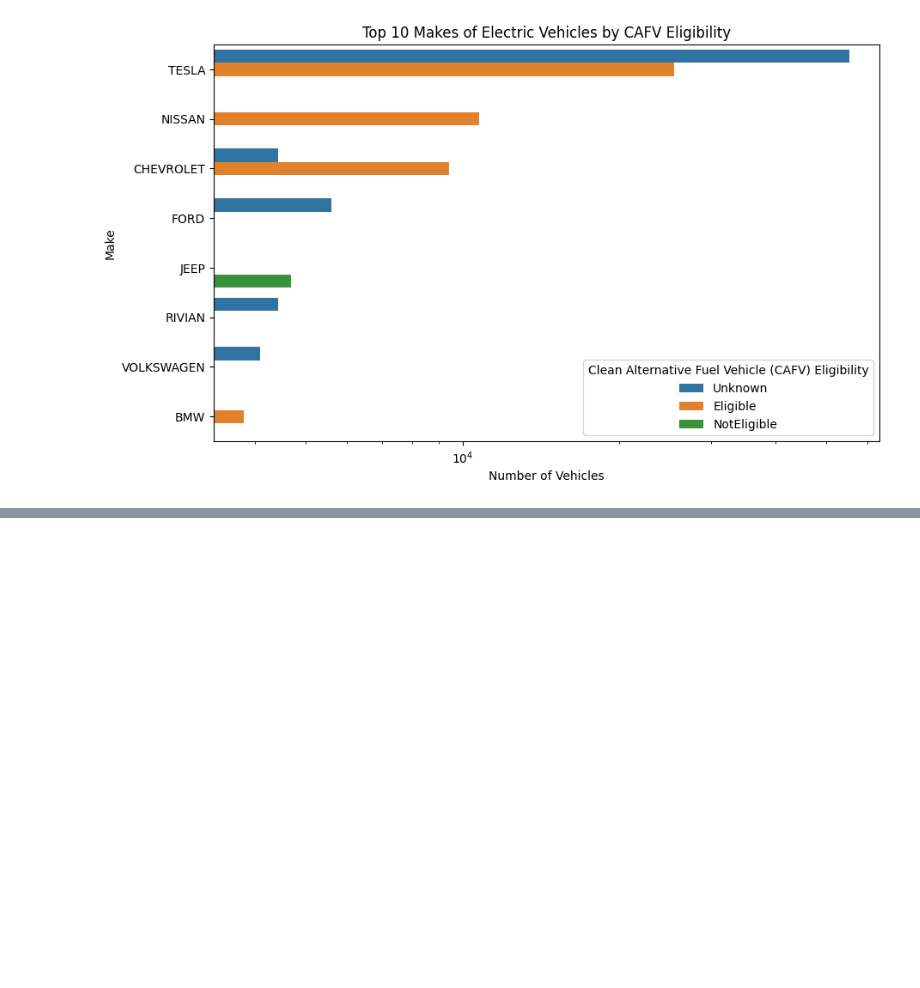
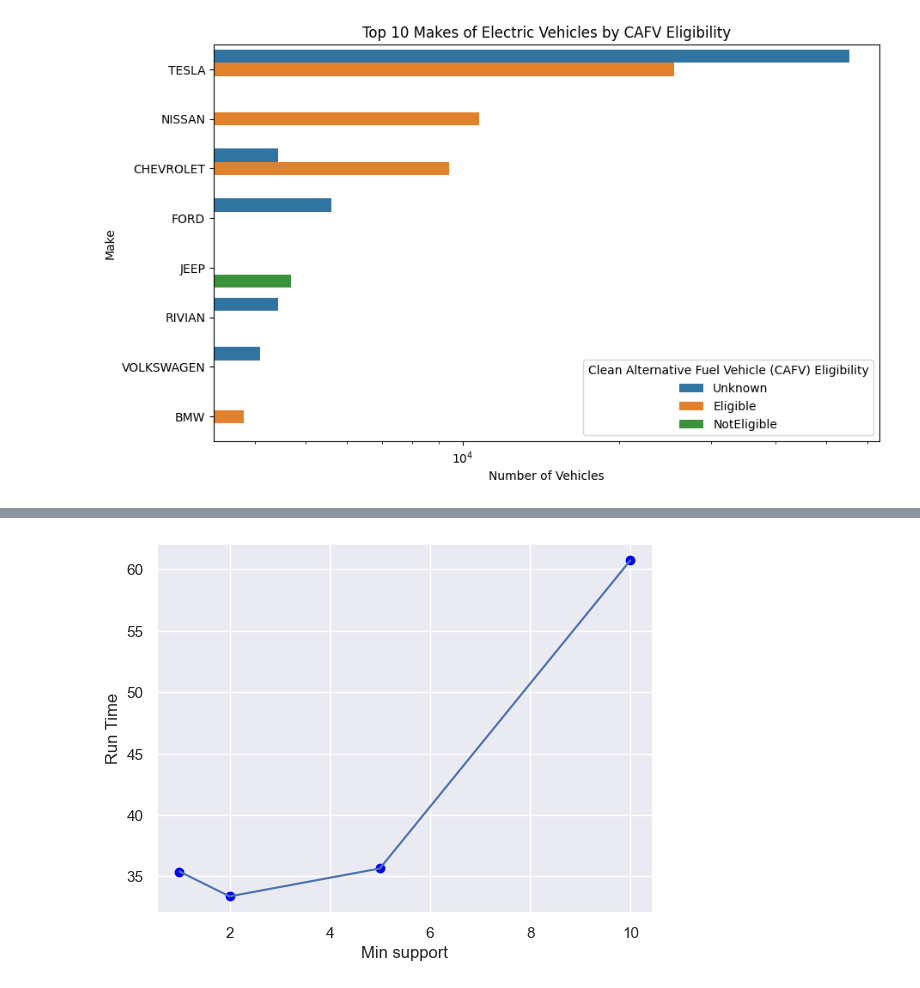
Before and after one commit to arghyawning/data-analytics-1-assignments, a Jupyter notebook: a2/assignment2 51/assignment2 51.ipynb, the cells around one changed output, grey strips where cells are left out. Cells and saved outputs as stored; diff of their text form; code cells hidden in the pictures; blank space fills up the shorter version.

```diff
--- a/a2/assignment2 51/assignment2 51.ipynb
+++ b/a2/assignment2 51/assignment2 51.ipynb
@@ -478,0 +527,9 @@ plt.show()
+# %%
+# Create an instance of BUC and run it
+buc = BUC(data_reduced, minsup=2)
+buc.run_buc(data_reduced, 0)
+results = buc.get_results()
+
+# Convert the results to a DataFrame
+results_df = pd.DataFrame(results, columns=['Combination', 'Count'])
+print(results_df)
@@ -478,0 +741,10 @@ plt.show()
+# %%
+sns.set()
+plt.figure()
+plt.plot(min_sup_list,run_time)
+plt.scatter(min_sup_list,run_time,marker='o',color='blue')
+plt.xlabel("Min support")
+plt.ylabel("Run Time")
+plt.show()
+# %% [output]
+[figure, added]
```
Also changed, not shown: parts of 17 cells of this notebook, 2 other files.
